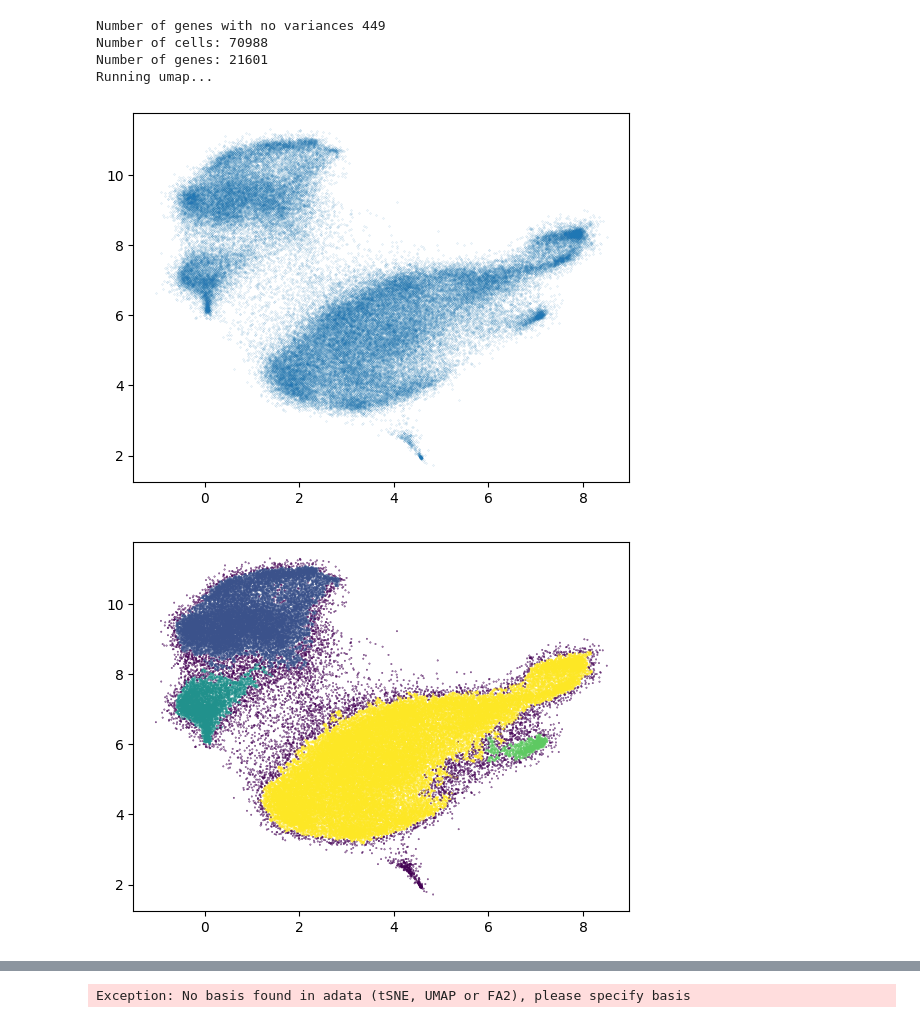
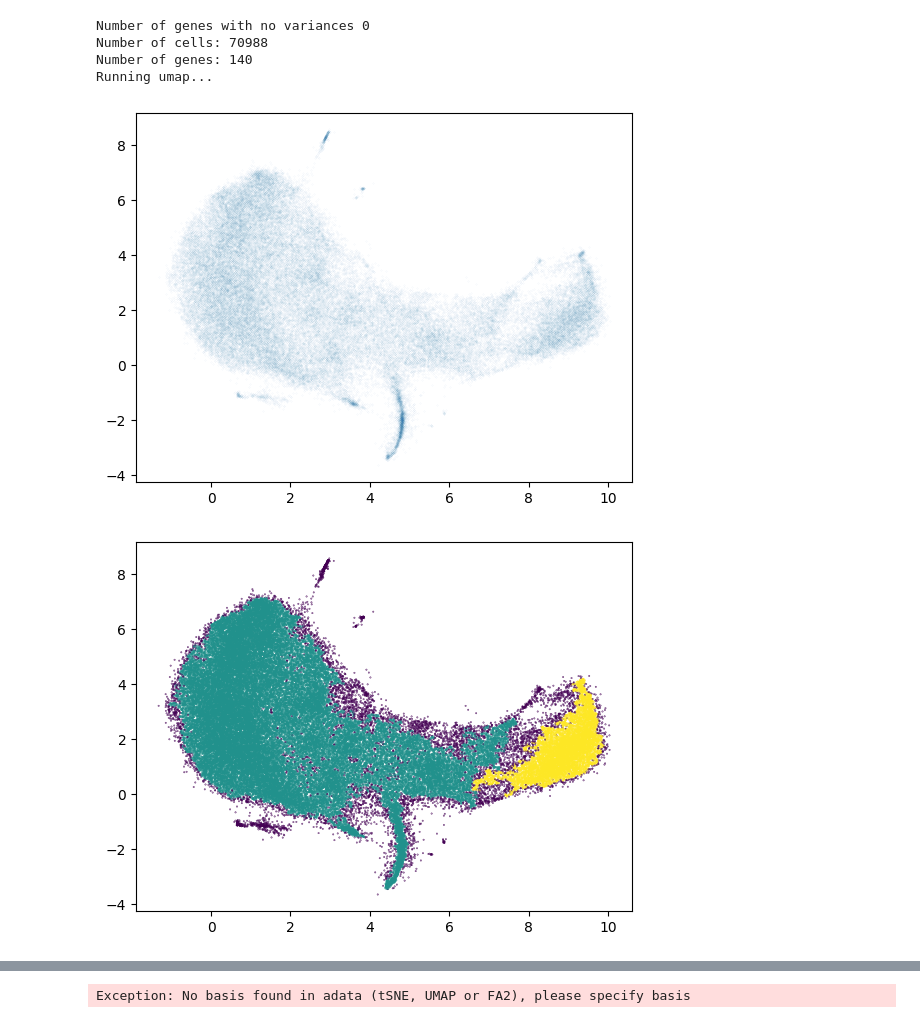
Before and after one commit to ciml/cgp-grn, a Jupyter notebook: test_umap.ipynb, the cells around one changed output, grey strips where cells are left out. Saved outputs shown, nothing was run; the diff lists cells and outputs as text; code cells hidden in the pictures.

```diff
--- a/test_umap.ipynb
+++ b/test_umap.ipynb
@@ -13,6 +13,6 @@ import hdbscan
 
 
 DATA_DIR             = "/home/camata/git/cgp-grn/data/"
-FP_CITE_TRAIN_INPUTS = os.path.join(DATA_DIR,"train_cite_inputs.h5")
+FP_CITE_TRAIN_INPUTS = os.path.join(DATA_DIR,"train_cite_targets.h5")
 FP_CELL_METADATA     = os.path.join(DATA_DIR,"metadata.csv")
 # %% [output]
@@ -46,16 +46,16 @@ print("Number of genes: %d" %(dropped.shape[1]))
 print("Running umap...")
 mapper = umap.UMAP( n_neighbors=50,min_dist=0.0,n_components=2,n_epochs=30,low_memory=True).fit_transform(dropped.values)
 # %% [output]
-Number of genes with no variances 449
+Number of genes with no variances 0
 Number of cells: 70988
-Number of genes: 21601
+Number of genes: 140
 Running umap...
 # %%
-plt.scatter(mapper[:, 0], mapper[:, 1],s=0.025,alpha=0.5)
+plt.scatter(mapper[:, 0], mapper[:, 1],s=0.025,alpha=0.1)
 plt.savefig('umap_scatter.png')
 plt.show()
 # %% [output]
-[figure, old version]
+[figure, new version]
 # %%
 import hdbscan
 
@@ -80,7 +80,7 @@ plt.scatter(mapper[:, 0],
 plt.savefig("cluster.png")
 plt.show()
 # %% [output]
-[figure, old version]
+[figure, new version]
 # %%
 import scanpy as sc
 import scFates as scf
```
Also changed, not shown: parts of 2 cells of this notebook, 14 other files.
